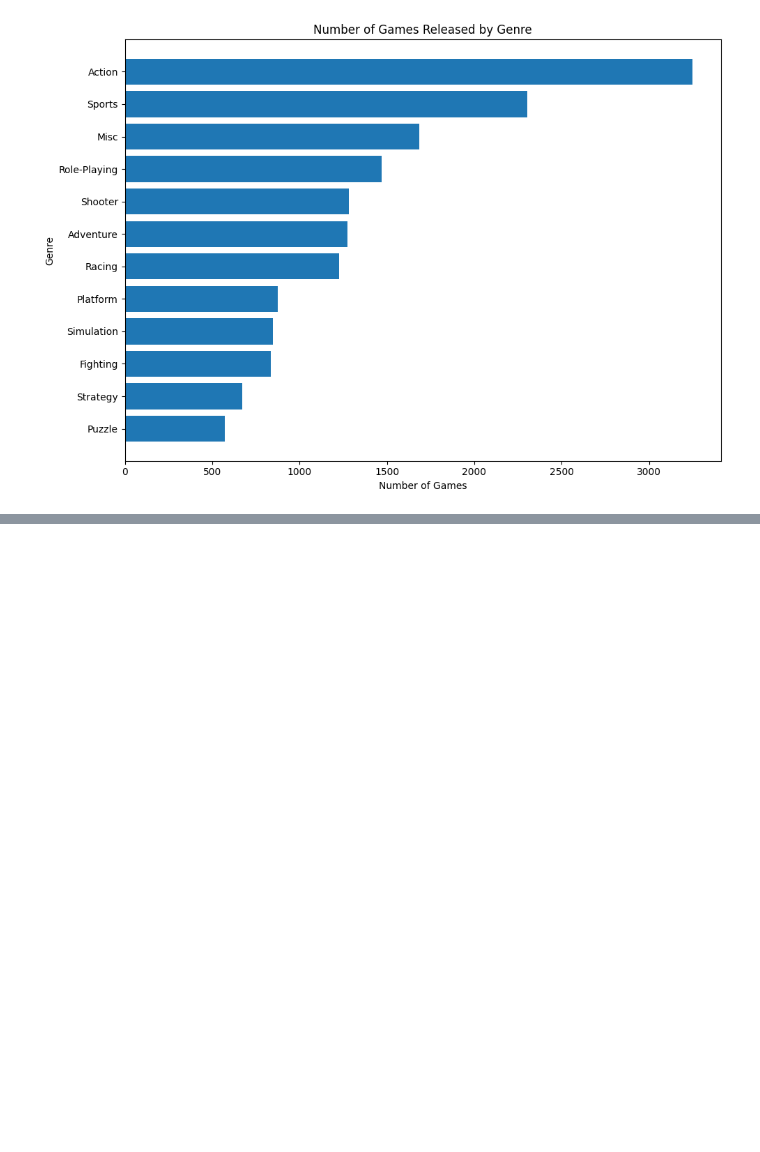
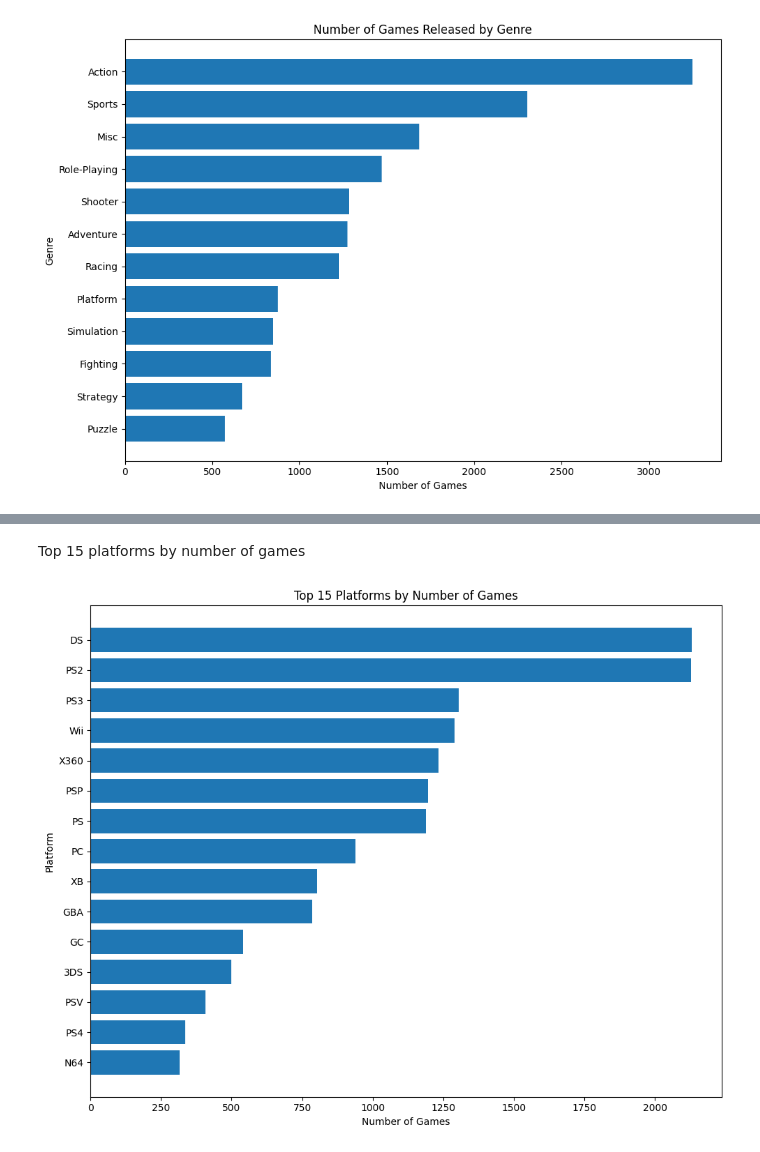
Before and after one commit to tylernsocial/data-analysis-on-the-videogame-industry, a Jupyter notebook: notebooks/02_exploratory_data_analysis.ipynb, the cells around one changed output, grey strips where cells are left out. Drawn from its saved outputs; the diff is of its cells as text; code cells hidden in the pictures; blank space fills up the shorter version.

```diff
--- a/notebooks/02_exploratory_data_analysis.ipynb
+++ b/notebooks/02_exploratory_data_analysis.ipynb
@@ -341,0 +407,22 @@ plt.show()
+# %%
+platform_summary = (
+    df.groupby("platform")
+    .agg(
+        game_count=("name", "count"),
+        total_global_sales=("global_sales", "sum"),
+        average_global_sales=("global_sales", "mean"),
+        median_global_sales=("global_sales", "median"),
+        high_seller_rate=("is_high_seller", "mean")
+    )
+    .reset_index()
+)
+
+platform_summary["high_seller_percentage"] = (
+    platform_summary["high_seller_rate"] * 100
+)
+
+established_platforms = platform_summary[
+    platform_summary["game_count"] >= 50
+].copy()
+
+platform_summary.head()
@@ -341,0 +436,24 @@ plt.show()
+# %% [markdown]
+Top 15 platforms by number of games
+# %%
+top_platforms_by_games = (
+    platform_summary
+    .nlargest(15, "game_count")
+    .sort_values("game_count", ascending=True)
+)
+
+fig, ax = plt.subplots(figsize=(10, 8))
+
+ax.barh(
+    top_platforms_by_games["platform"],
+    top_platforms_by_games["game_count"]
+)
+
+ax.set_title("Top 15 Platforms by Number of Games")
+ax.set_xlabel("Number of Games")
+ax.set_ylabel("Platform")
+
+plt.tight_layout()
+plt.show()
+# %% [output]
+[figure, added]
```
Also changed, not shown: parts of 31 cells of this notebook.
